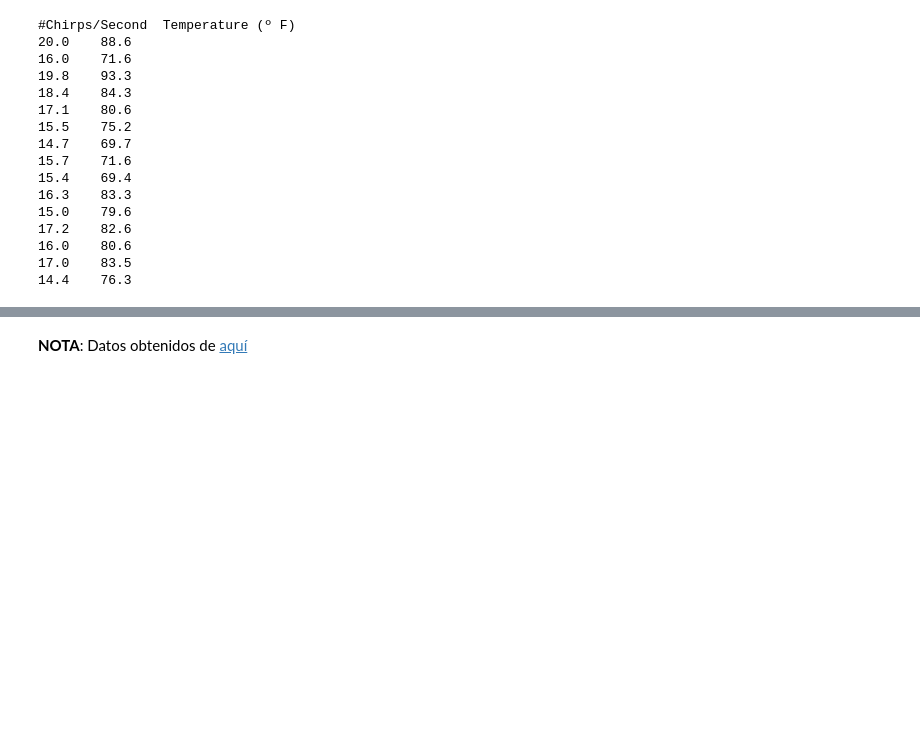
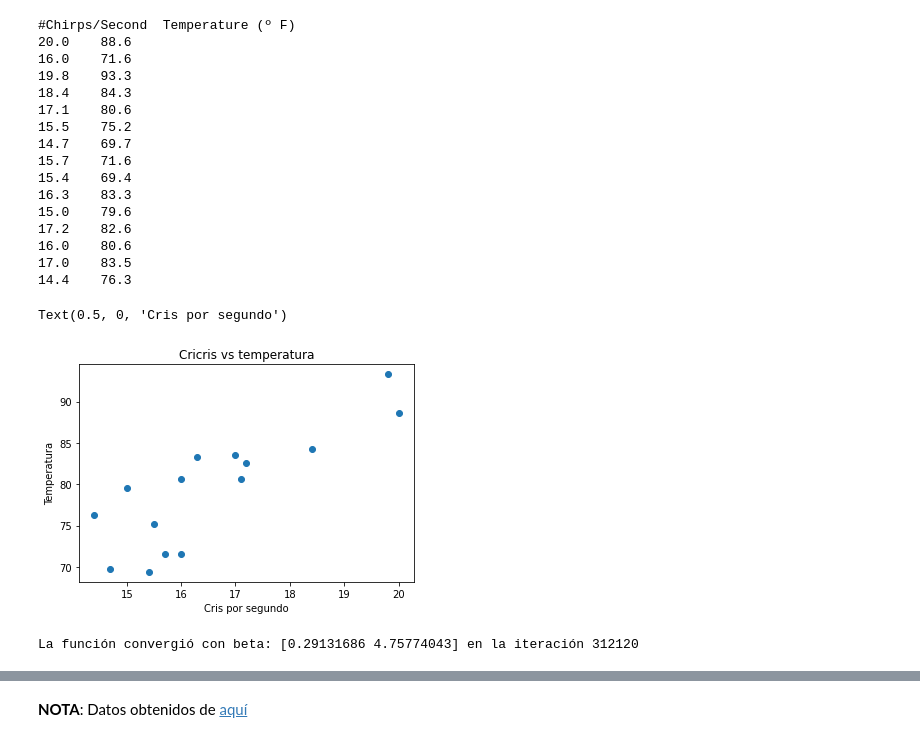
Before and after one commit to jesusigarmor/Matematicas-computacionales-fall2020, a Jupyter notebook: alumnos/RicardoMendezB/CurveFitting_tarea.ipynb, the cells around one changed output, grey strips where cells are left out. Saved outputs shown, nothing was run; the diff lists cells and outputs as text; code cells hidden in the pictures; blank space fills up the shorter version.

```diff
--- a/alumnos/RicardoMendezB/CurveFitting_tarea.ipynb
+++ b/alumnos/RicardoMendezB/CurveFitting_tarea.ipynb
@@ -49,3 +119,37 @@ B0= Symbol('B0')
 16.0    80.6
 17.0    83.5
 14.4    76.3
+# %%
+archivo=open('chirps.txt')
+cricris=[]
+temp=[]
+#Leemos el archivo con todo y títulos
+for linea in archivo:
+    a=linea.split('\t')
+    cricris.append((a[0]))
+    temp.append((a[1]))
+#Quitamos los titulos
+temp=temp[1:]
+cricris=cricris[1:]
+#Convertimos en float cada entrada
+for i in range(len(cricris)):
+    cricris[i]=float(cricris[i])
+    temp[i]=float(temp[i])
+#Convertimos las lista en arreglos
+X=np.array(cricris)
+Y=np.array(temp)
+# %%
+plt.scatter(X,Y, label="data")
+plt.title('Cricris vs temperatura')
+plt.ylabel('Temperatura')
+plt.xlabel('Cris por segundo')
+# %% [output]
+Text(0.5, 0, 'Cris por segundo')
+[figure, added]
+# %%
+#Aplicamos la regresión lineal
+#Escogemos una alpha bastante pequeño
+r = RegresionLineal(alpha=0.0000001, max_iters=10000000, tols=0.00000001)
+r.gradientDescent(X, Y)
+# %% [output]
+La función convergió con beta: [0.29131686 4.75774043] en la iteración 312120
```
Also changed, not shown: parts of 20 cells of this notebook, 4 other files.
